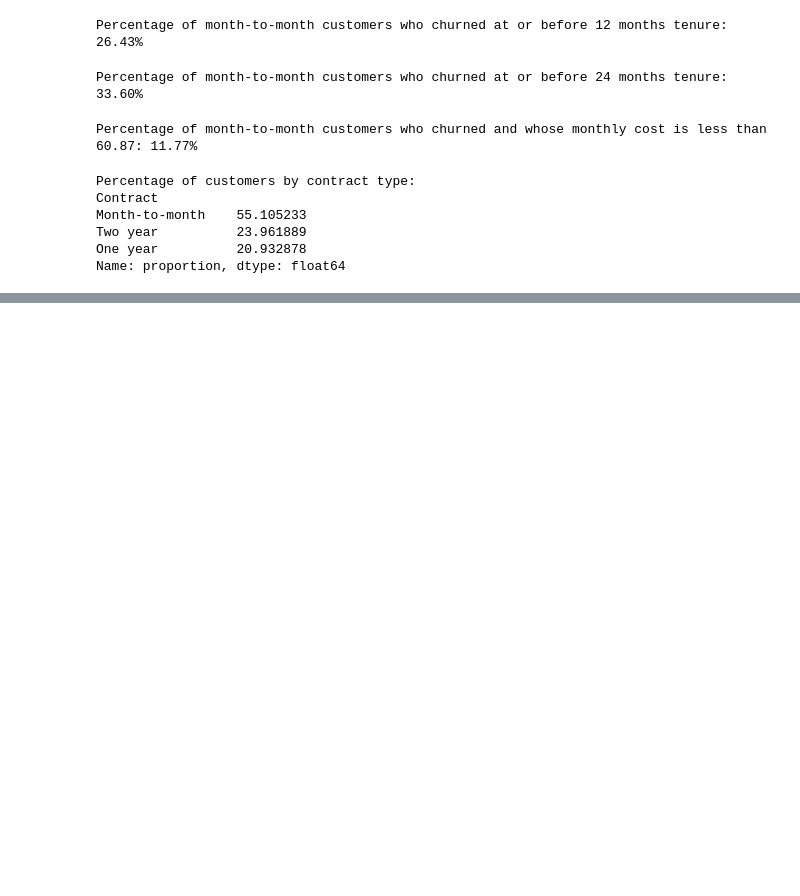
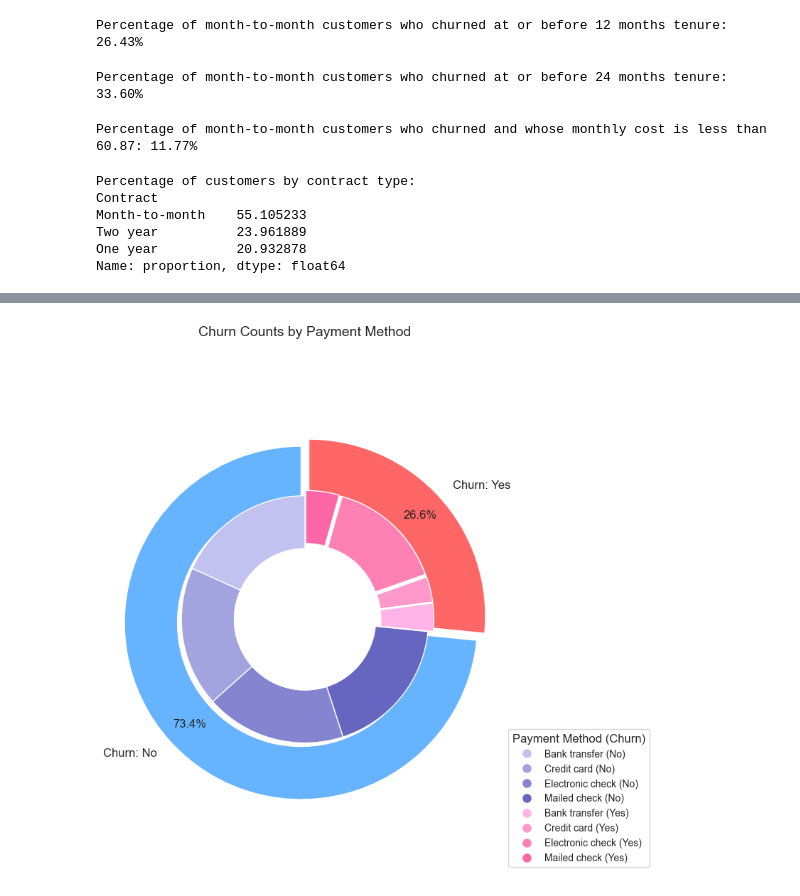
Before and after one commit to Ahmed-Estiak/customer-churn-demo, a Jupyter notebook: customer-churn1demo.ipynb, the cells around one changed output, grey strips where cells are left out. Cells and saved outputs as stored; diff of their text form; code cells hidden in the pictures; blank space fills up the shorter version.

```diff
--- a/customer-churn1demo.ipynb
+++ b/customer-churn1demo.ipynb
@@ -564,0 +721,78 @@ Name: proportion, dtype: float64
+# %%
+import matplotlib.pyplot as plt
+
+plt.figure(figsize=(8, 8))
+
+# Outer pie: total churn yes/no
+labels_churn = ["Churn: No", "Churn: Yes"]
+values_churn = [1284 + 1289 + 1294 + 1296, 258 + 232 + 1071 + 308]
+colors_churn = ['#66b3ff', '#ff6666']
+explode_churn = (0.3, 0.3)
+textprops = {"fontsize": 12}
+
+# Inner pie: payment method distribution within churn No and Yes separately
+sizes_no = [1284, 1289, 1294, 1296]
+sizes_yes = [258, 232, 1071, 308]
+
+colors_no = ['#c2c2f0', '#a3a3e0', '#8484d0', '#6666c0']
+colors_yes = ['#ffb3e6', '#ff99cc', '#ff80b3', '#ff66a6']
+
+sizes_payment = sizes_no + sizes_yes
+labels_payment = ["Bank transfer (No)", "Credit card (No)", "Electronic check (No)", "Mailed check (No)",
+                  "Bank transfer (Yes)", "Credit card (Yes)", "Electronic check (Yes)", "Mailed check (Yes)"]
+colors_payment = colors_no + colors_yes
+explode_payment = (0.0, 0.0, 0.0, 0.0, 0.3, 0.3, 0.3, 0.3)  # Slightly explode Yes slices
+
+# Plot outer pie chart without labels inside
+plt.pie(
+    values_churn,
+    labels=labels_churn,  # No labels inside
+    autopct='%1.1f%%',
+    pctdistance=0.85,
+    colors=colors_churn,
+    startangle=90,
+    explode=explode_churn,
+    radius=10,
+    textprops=textprops,
+    counterclock=True,
+    wedgeprops=dict(width=3, edgecolor='w')
+)
+
+# Plot inner pie chart without labels inside
+plt.pie(
+    sizes_payment,
+    labels=None,  # No labels inside
+    colors=colors_payment,
+    startangle=90,
+    explode=explode_payment,
+    radius=7,
+    textprops=textprops,
+    counterclock=True,
+    wedgeprops=dict(width=3, edgecolor='w')
+)
+
+# Draw center circle for donut effect
+centre_circle = plt.Circle((0, 0), 4, fc='white')
+fig = plt.gcf()
+fig.gca().add_artist(centre_circle)
+
+plt.title('Churn Counts by Payment Method', fontsize=14, y=1.05)
+plt.axis('equal')
+
+# Clear previous legends
+plt.gca().legend_.remove() if plt.gca().legend_ else None
+
+# Add churn legend with correct colors
+churn_handles = [plt.Line2D([0], [0], marker='o', color='w', label=labels_churn[i],
+                            markerfacecolor=colors_churn[i], markersize=15) for i in range(len(labels_churn))]
+plt.legend(handles=churn_handles, loc='upper left', bbox_to_anchor=(1, 1), title="Churn Status", fontsize=12)
+
+# Add payment method legend with correct colors
+payment_handles = [plt.Line2D([0], [0], marker='o', color='w', label=labels_payment[i],
+                              markerfacecolor=colors_payment[i], markersize=10) for i in range(len(labels_payment))]
+plt.legend(handles=payment_handles, loc='lower left', bbox_to_anchor=(1, 0), title="Payment Method (Churn)", fontsize=10)
+
+plt.tight_layout()
+plt.show()
+# %% [output]
+[figure, added]
```
Also changed, not shown: parts of 30 cells of this notebook.
